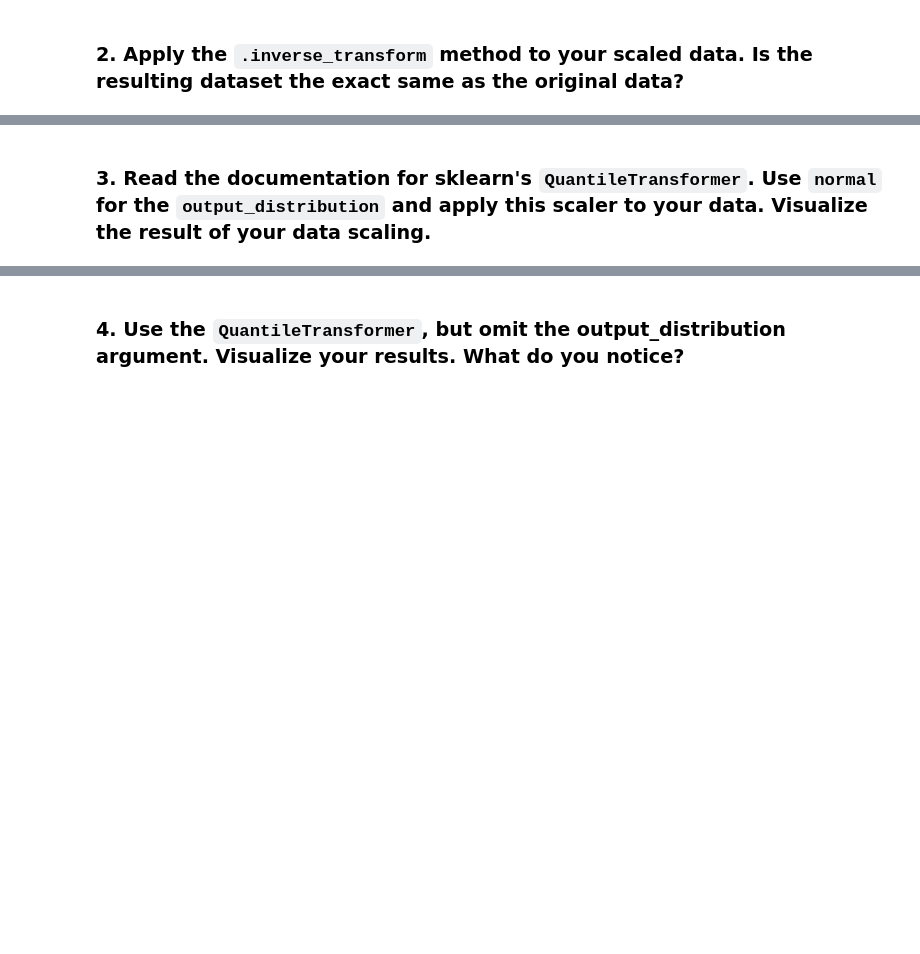
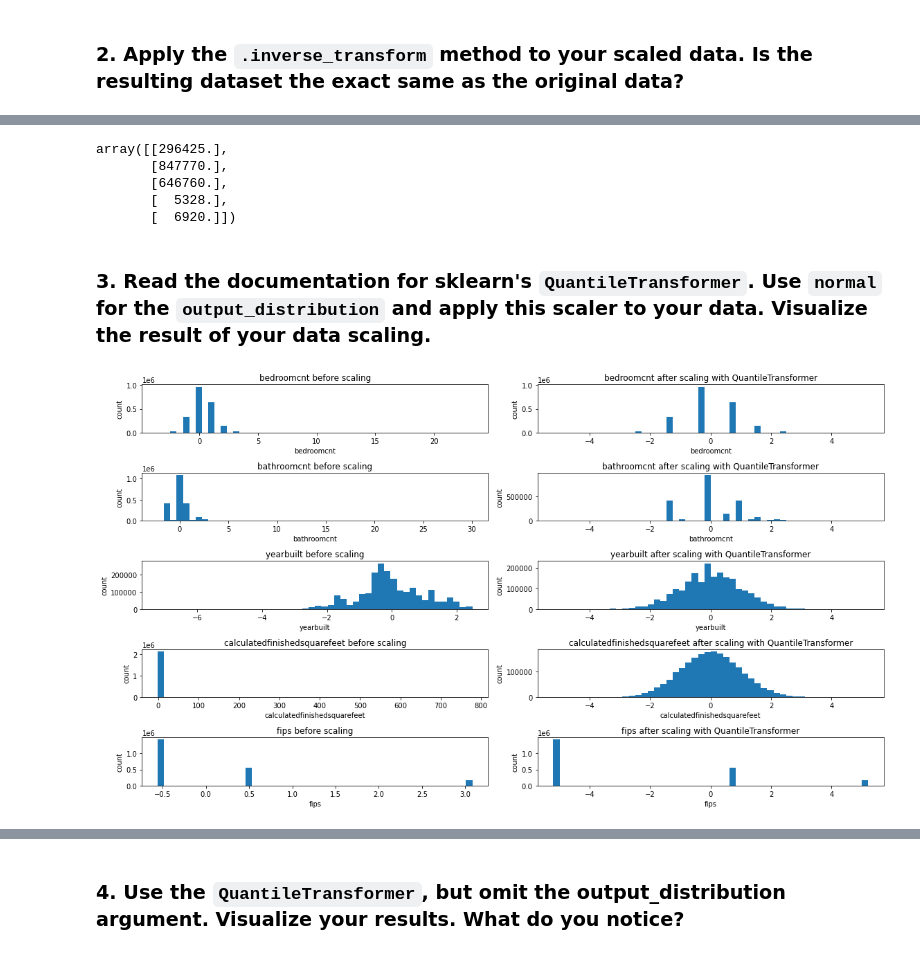
Before and after one commit to QMCBT-JustinEvans/regression-exercises, a Jupyter notebook: scaling.ipynb, the cells around one changed output, grey strips where cells are left out. Cells and saved outputs as stored; diff of their text form; code cells hidden in the pictures; blank space fills up the shorter version.

````diff
--- a/scaling.ipynb
+++ b/scaling.ipynb
@@ -187,2 +234,10 @@ visualize_scaler(scaler, df, columns_to_scale, bins=10)
+# %%
+scaler.inverse_transform(scaled_data)[:5]
+# %% [output]
+array([[296425.],
+       [847770.],
+       [646760.],
+       [  5328.],
+       [  6920.]])
 # %% [markdown]
 ### 3. Read the documentation for sklearn's ```QuantileTransformer```. Use ```normal``` for the ```output_distribution``` and apply this scaler to your data. Visualize the result of your data scaling.
@@ -188,0 +246,8 @@ visualize_scaler(scaler, df, columns_to_scale, bins=10)
+# %%
+# QuantileTransformer
+scaler = QuantileTransformer(output_distribution='normal')
+columns_to_scale = ['bedroomcnt', 'bathroomcnt', 'yearbuilt', 'calculatedfinishedsquarefeet', 'fips']
+
+visualize_scaler(scaler, df, columns_to_scale, bins=50)
+# %% [output]
+[figure, added]
````
Also changed, not shown: parts of 16 cells of this notebook, 8 other files.
